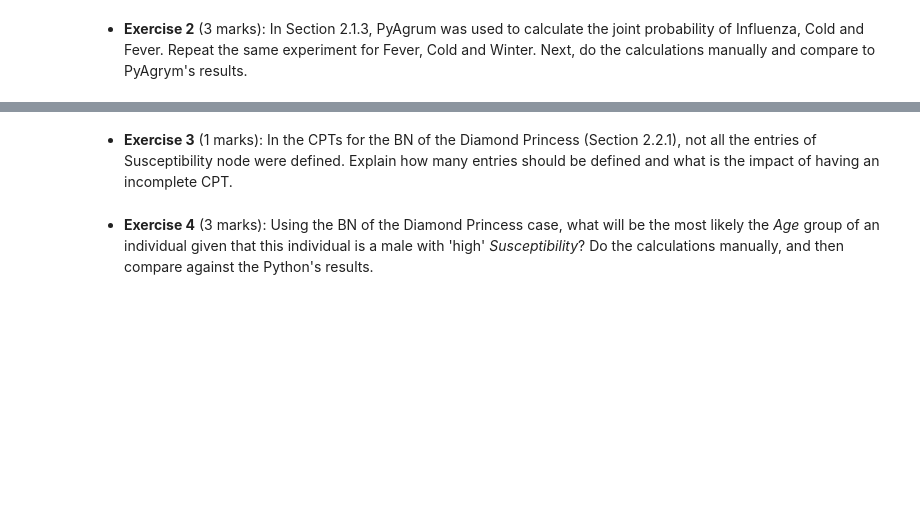
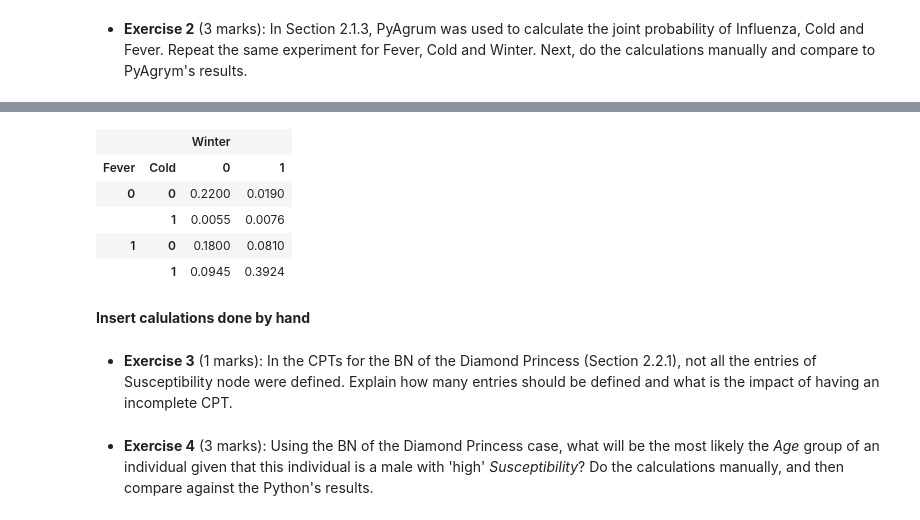
Before and after one commit to TheJade/ENCM509, a Jupyter notebook: Lab8/Lab08-BayesianNetwork 2022W.ipynb, the cells around one changed output, grey strips where cells are left out. Drawn from its saved outputs; the diff is of its cells as text; code cells hidden in the pictures; blank space fills up the shorter version.

```diff
--- a/Lab8/Lab08-BayesianNetwork 2022W.ipynb
+++ b/Lab8/Lab08-BayesianNetwork 2022W.ipynb
@@ -339,3 +382,16 @@ A detailed description of each exercise to be included in your report (10 marks
+# %%
+# Let Influenza be unknown variable
+pICF = pICF.margSumOut(['Influenza'])
+pICF.normalize()
+# %% [output]
+|  |  | Winter |  |
+| Fever | Cold | 0 | 1 |
+| 0 | 0 | 0.2200 | 0.0190 |
+|  | 1 | 0.0055 | 0.0076 |
+| 1 | 0 | 0.1800 | 0.0810 |
+|  | 1 | 0.0945 | 0.3924 |
+# %% [markdown]
+**Insert calulations done by hand**
 # %% [markdown]
 - **Exercise 3** (1 marks): In the CPTs for the BN of the Diamond Princess (Section 2.2.1), not all the entries of Susceptibility node were defined. Explain how many entries should be defined and what is the impact of having an incomplete CPT.
 # %% [markdown]
```
Also changed, not shown: parts of 20 cells of this notebook, 3 other files.
